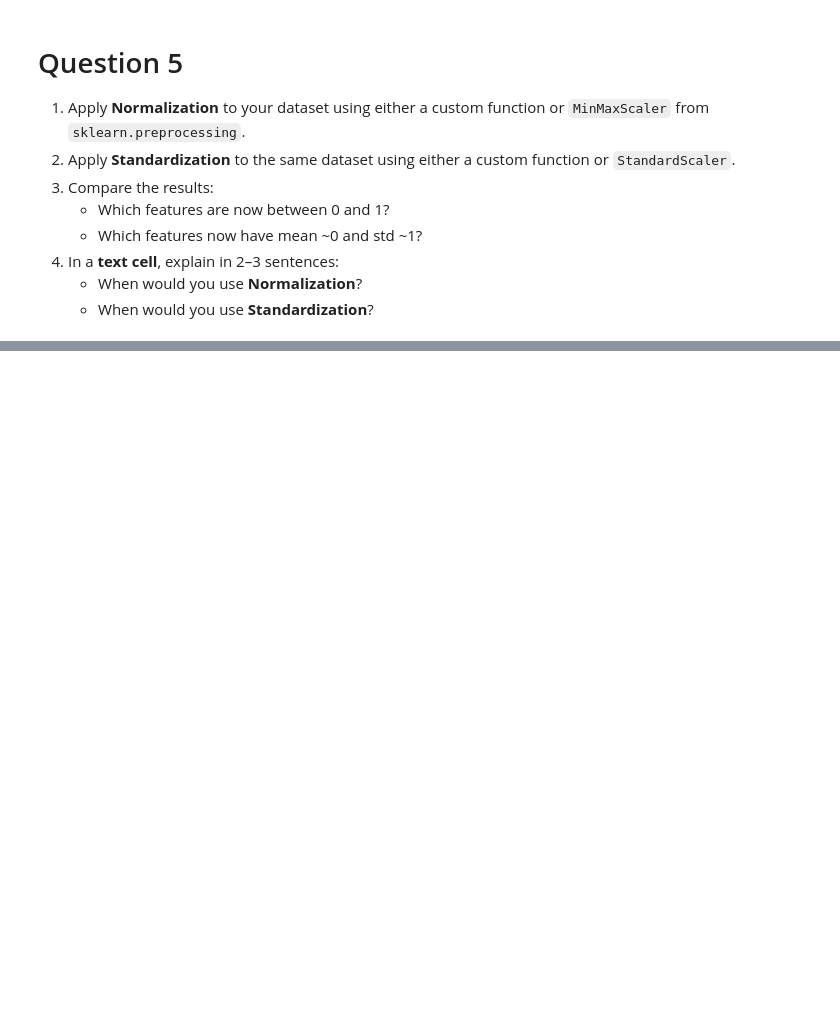
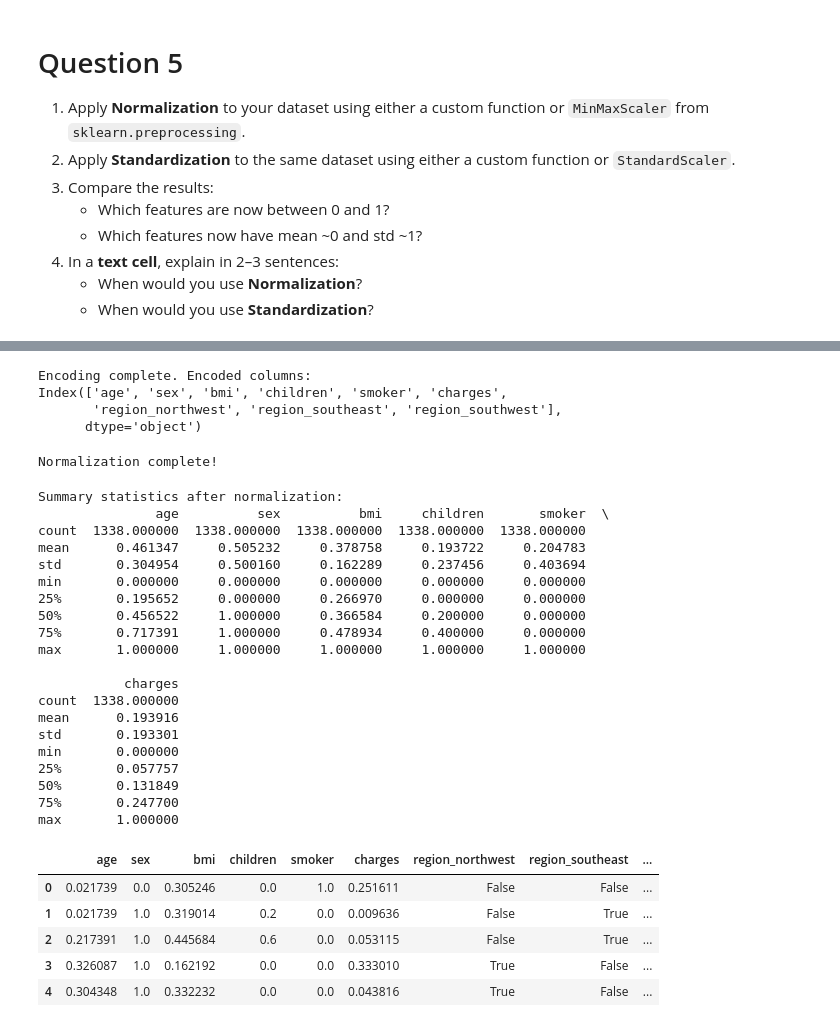
Before and after one commit to frankyuan515/GoogleLab, a Jupyter notebook: Kopia_av_Lab1.ipynb, the cells around one changed output, grey strips where cells are left out. Saved outputs shown, nothing was run; the diff lists cells and outputs as text; code cells hidden in the pictures; blank space fills up the shorter version.

```diff
--- a/Kopia_av_Lab1.ipynb
+++ b/Kopia_av_Lab1.ipynb
@@ -697,0 +743,59 @@ x' = \frac{x - \mu}{\sigma}
+# %%
+df['sex'] = le.fit_transform(df['sex'])
+# %%
+df['smoker'] = le.fit_transform(df['smoker'])
+# %%
+df_encoded = pd.get_dummies(df, columns=['region'], drop_first=True)
+# %%
+print("Encoding complete. Encoded columns:")
+print(df_encoded.columns)
+# %% [output]
+Encoding complete. Encoded columns:
+Index(['age', 'sex', 'bmi', 'children', 'smoker', 'charges',
+       'region_northwest', 'region_southeast', 'region_southwest'],
+      dtype='object')
+# %%
+scaler = MinMaxScaler()
+df_normalized = df_encoded.copy()
+
+# Select numeric columns
+num_cols = df_normalized.select_dtypes(include=['int64', 'float64']).columns
+
+# Apply normalization
+df_normalized[num_cols] = scaler.fit_transform(df_normalized[num_cols])
+
+print("\nNormalization complete!")
+# %% [output]
+Normalization complete!
+# %%
+print("\nSummary statistics after normalization:")
+print(df_normalized.describe())
+
+df_normalized.head()
+# %% [output]
+Summary statistics after normalization:
+               age          sex          bmi     children       smoker  \
+count  1338.000000  1338.000000  1338.000000  1338.000000  1338.000000
+mean      0.461347     0.505232     0.378758     0.193722     0.204783
+std       0.304954     0.500160     0.162289     0.237456     0.403694
+min       0.000000     0.000000     0.000000     0.000000     0.000000
+25%       0.195652     0.000000     0.266970     0.000000     0.000000
+50%       0.456522     1.000000     0.366584     0.200000     0.000000
+75%       0.717391     1.000000     0.478934     0.400000     0.000000
+max       1.000000     1.000000     1.000000     1.000000     1.000000
+
+           charges
+count  1338.000000
+mean      0.193916
+std       0.193301
+min       0.000000
+25%       0.057757
+50%       0.131849
+75%       0.247700
+max       1.000000
+|  | age | sex | bmi | children | smoker | charges | region_northwest | region_southeast | ... |
+| 0 | 0.021739 | 0.0 | 0.305246 | 0.0 | 1.0 | 0.251611 | False | False | ... |
+| 1 | 0.021739 | 1.0 | 0.319014 | 0.2 | 0.0 | 0.009636 | False | True | ... |
+| 2 | 0.217391 | 1.0 | 0.445684 | 0.6 | 0.0 | 0.053115 | False | True | ... |
+| 3 | 0.326087 | 1.0 | 0.162192 | 0.0 | 0.0 | 0.333010 | True | False | ... |
+| 4 | 0.304348 | 1.0 | 0.332232 | 0.0 | 0.0 | 0.043816 | True | False | ... |
```
Also changed, not shown: parts of 9 cells of this notebook.
